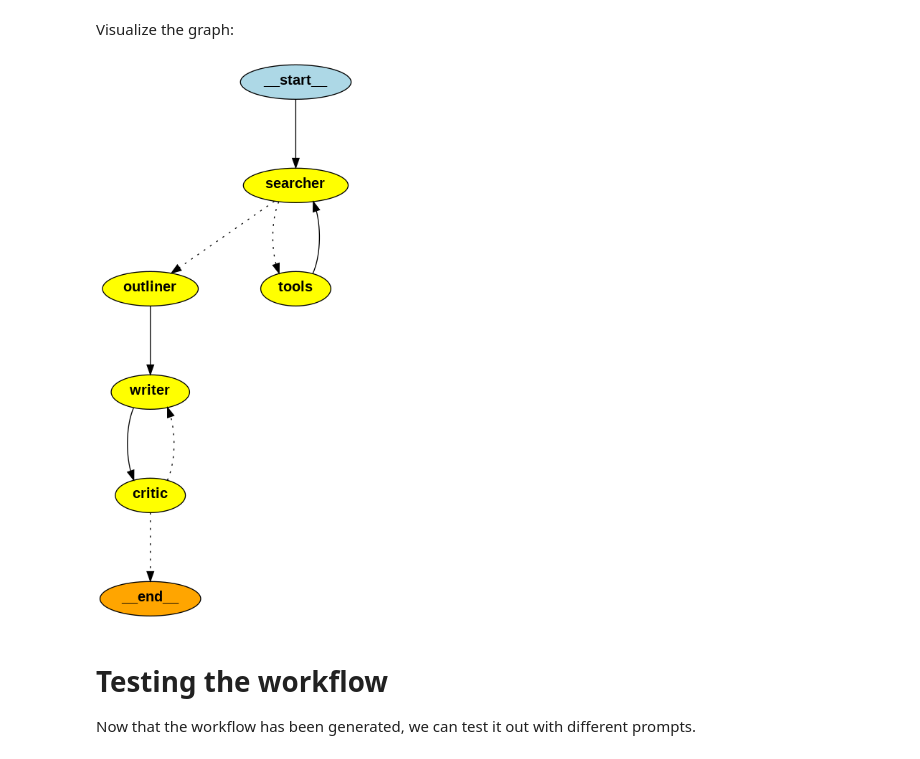
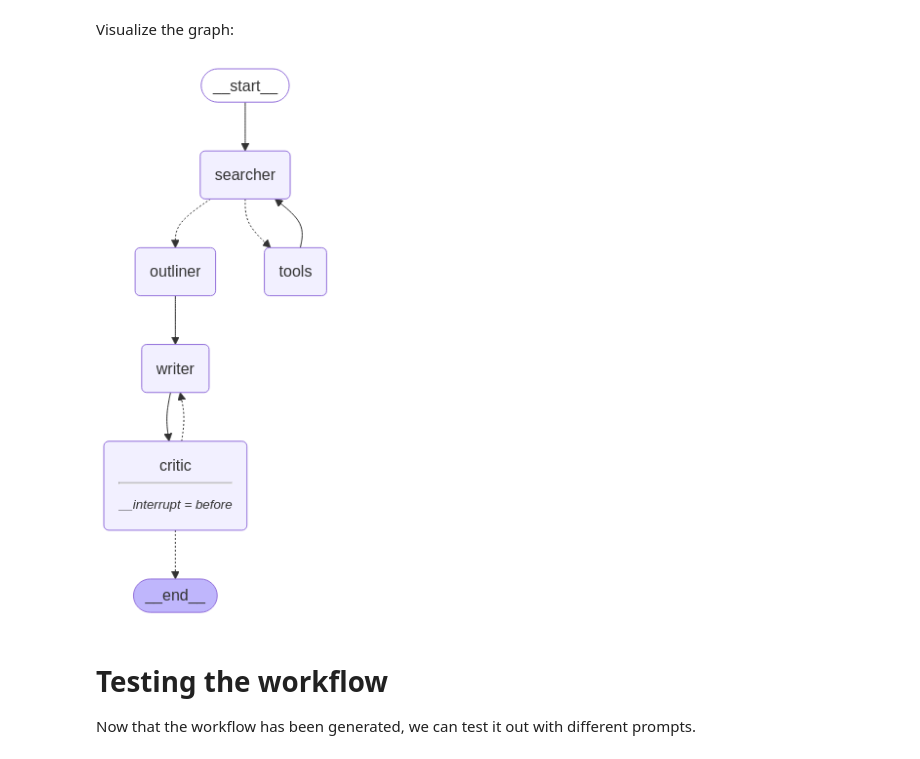
Before and after one commit to glroland/nm-hackathon-notebooks, a Jupyter notebook: nm_agentic_hackathon.ipynb, the cells around one changed output. Saved outputs shown, nothing was run; the diff lists cells and outputs as text; code cells hidden in the pictures.

```diff
--- a/nm_agentic_hackathon.ipynb
+++ b/nm_agentic_hackathon.ipynb
@@ -132,13 +127,15 @@ The LLMs used by the agents
 """
 granite_llm = ChatOpenAI(openai_api_key=os.environ["GRANITE_API_KEY"],
                          openai_api_base=os.environ["GRANITE_API_BASE"],
+                         http_client=httpx.Client(verify=False),
                          temperature=0,
-                         model="granite-3-8b-instruct",
+                         model=os.environ["GRANITE_API_MODEL"],
                          request_timeout=240)
 llama_llm = ChatOpenAI(openai_api_key=os.environ['LLAMA_API_KEY'],
                        openai_api_base=os.environ['LLAMA_API_BASE'],
+                       http_client=httpx.Client(verify=False),
                        temperature=0,
-                       model="meta-llama/Llama-3.1-8B-Instruct",
+                       model=os.environ['LLAMA_API_MODEL'],
                        request_timeout=240)
 
 def create_agent(llm, tools, system_message: str):
@@ -220,10 +217,10 @@ checkpointer = MemorySaver()
 graph = workflow.compile(checkpointer=checkpointer, interrupt_before=['critic'])
 # %% [markdown]
 Visualize the graph:
-# %%
-display(Image(graph.get_graph().draw_png()))
-# %% [output]
-[figure, removed]
+# %%
+Image(graph.get_graph(xray=1).draw_mermaid_png())
+# %% [output]
+[figure, added]
 # %% [markdown]
 # Testing the workflow
 Now that the workflow has been generated, we can test it out with different prompts.
```
Also changed, not shown: parts of 5 cells of this notebook.
